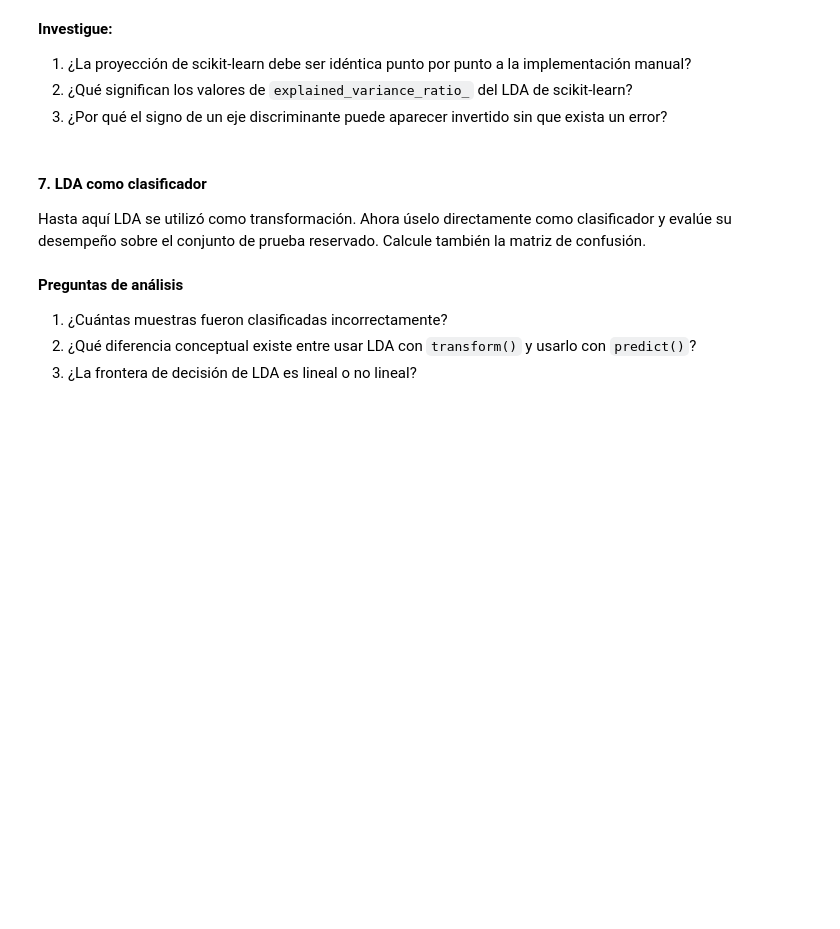
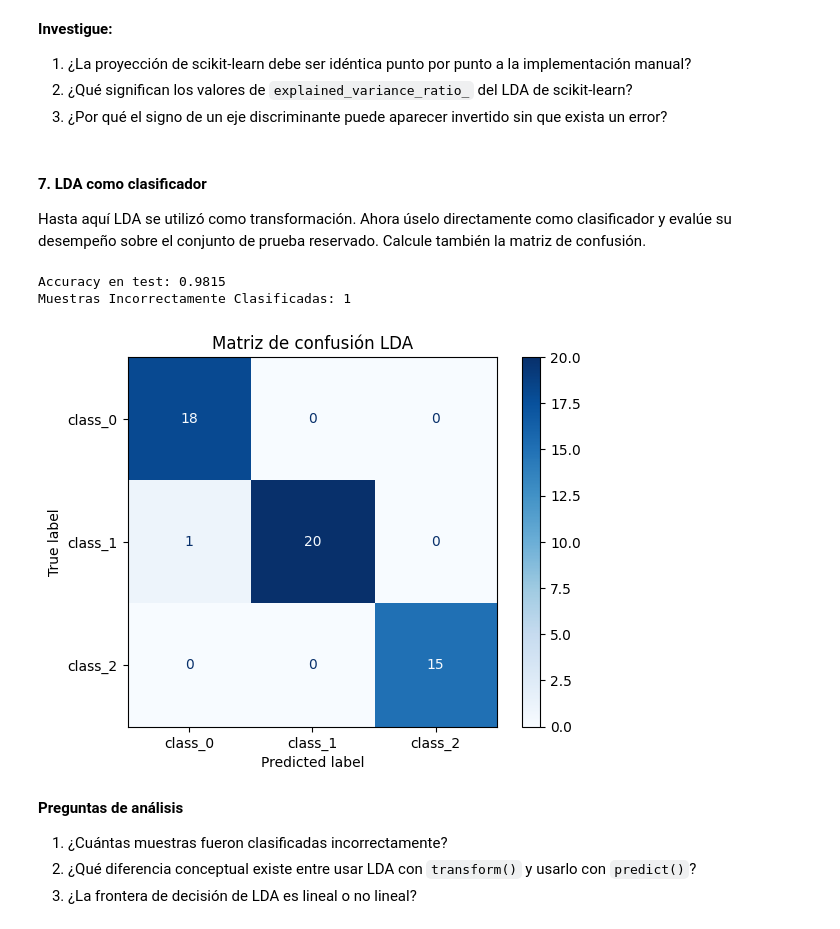
Before and after one commit to LucasSegovia01/Nu-ez_Segovia-Aprendizaje_automatico, a Jupyter notebook: Trabajo_practico_6/Clasificacion_LDA_SVM.ipynb, the cells around one changed output. Drawn from its saved outputs; the diff is of its cells as text; code cells hidden in the pictures; blank space fills up the shorter version.

```diff
--- a/Trabajo_practico_6/Clasificacion_LDA_SVM.ipynb
+++ b/Trabajo_practico_6/Clasificacion_LDA_SVM.ipynb
@@ -320,6 +396,28 @@ Utilice `LinearDiscriminantAnalysis(n_components=2)` y compare la representació
 #### 7. LDA como clasificador
 
 Hasta aquí LDA se utilizó como transformación. Ahora úselo directamente como clasificador y evalúe su desempeño sobre el conjunto de prueba reservado. Calcule también la matriz de confusión.
+# %%
+lda_clf= LinearDiscriminantAnalysis()
+lda_clf.fit(X_train, y_train)
+
+y_pred_lda = lda_clf.predict(X_test)
+
+acc_lda_test= accuracy_score(y_test, y_pred_lda)
+cm_lda= confusion_matrix(y_test, y_pred_lda)
+
+print(f'Accuracy en test: {acc_lda_test:.4f}')
+print(f'Muestras Incorrectamente Clasificadas:', np.sum(y_test != y_pred_lda))
+
+ConfusionMatrixDisplay(
+    confusion_matrix=cm_lda, display_labels=class_names
+).plot(cmap='Blues')
+
+plt.title('Matriz de confusión LDA')
+plt.show()
+# %% [output]
+Accuracy en test: 0.9815
+Muestras Incorrectamente Clasificadas: 1
+[figure, added]
 # %% [markdown]
 **Preguntas de análisis**
 
```
Also changed, not shown: parts of 16 cells of this notebook.
